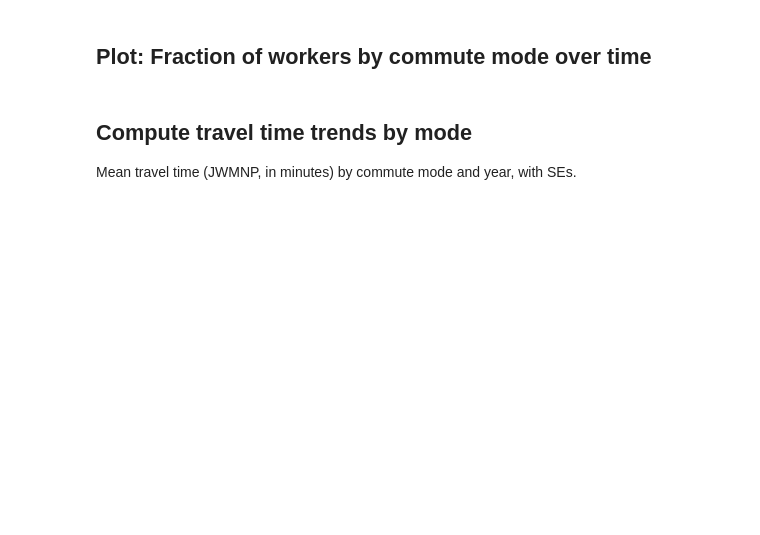
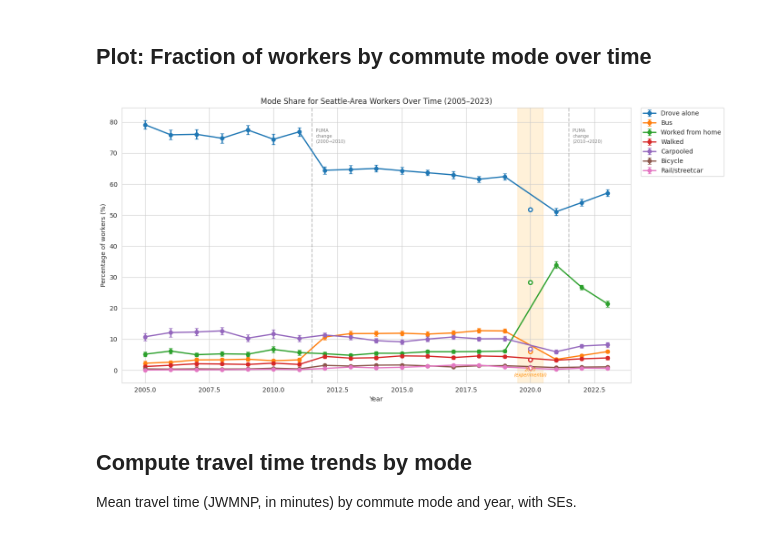
Before and after one commit to aflaxman/ai_assisted_us_health_data_analysis, a Jupyter notebook: seattle_commute_analysis/02_analysis.ipynb, the cells around one changed output. Drawn from its saved outputs; the diff is of its cells as text; code cells hidden in the pictures; blank space fills up the shorter version.

```diff
--- a/seattle_commute_analysis/02_analysis.ipynb
+++ b/seattle_commute_analysis/02_analysis.ipynb
@@ -392,25 +497,35 @@ plt.show()
 # %% [markdown]
 ## Plot: Fraction of workers by commute mode over time
 # %%
-fig, ax = plt.subplots(figsize=(12, 7))
+fig, ax = plt.subplots(figsize=(14, 7))
 for mode in major_modes:
     sub = mode_trends[mode_trends['mode'] == mode].sort_values('year')
-    ax.errorbar(sub['year'], 100 * sub['fraction'], yerr=100 * 1.96 * sub['fraction_se'],
-                marker='o', capsize=3, label=mode, linewidth=2)
+
+    regular = sub[sub['year'] != 2020]
+    exp_2020 = sub[sub['year'] == 2020]
+
+    line = ax.errorbar(regular['year'], 100 * regular['fraction'],
+                       yerr=100 * 1.96 * regular['fraction_se'],
+                       marker='o', capsize=3, label=mode, linewidth=2)
+    color = line[0].get_color()
+
+    if len(exp_2020) > 0:
+        ax.errorbar(exp_2020['year'], 100 * exp_2020['fraction'],
+                    yerr=100 * 1.96 * exp_2020['fraction_se'],
+                    marker='o', capsize=3, color=color, linewidth=2,
+                    markerfacecolor='white', markeredgecolor=color, markeredgewidth=2)
 
 ax.set_xlabel('Year')
 ax.set_ylabel('Percentage of workers (%)')
-ax.set_title('Mode Share for Seattle-Area Workers Over Time')
+ax.set_title('Mode Share for Seattle-Area Workers Over Time (2005–2023)')
 ax.legend(loc='upper left', bbox_to_anchor=(1.02, 1), borderaxespad=0)
 
-ax.axvline(x=2021.5, color='gray', linestyle='--', alpha=0.5)
-ax.text(2021.6, ax.get_ylim()[1] * 0.95, 'PUMA\nchange', fontsize=8, color='gray')
-
-ax.axvspan(2019.5, 2020.5, alpha=0.1, color='red')
-ax.text(2019.7, ax.get_ylim()[1] * 0.85, '2020\n(no data)', fontsize=8, color='red', alpha=0.7)
+add_puma_breaks_and_2020(ax)
 
 plt.tight_layout()
 plt.show()
+# %% [output]
+[figure, added]
 # %% [markdown]
 ## Compute travel time trends by mode
 
```
Also changed, not shown: parts of 15 cells of this notebook, 3 other files.
